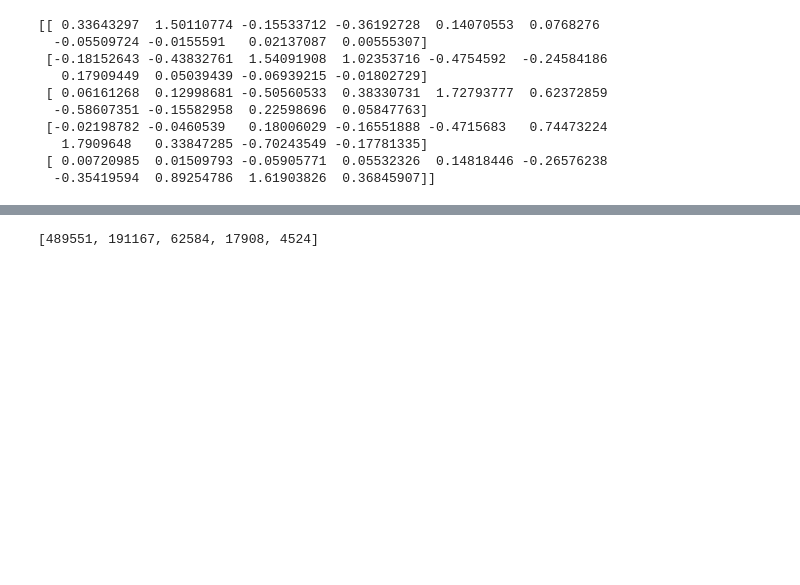
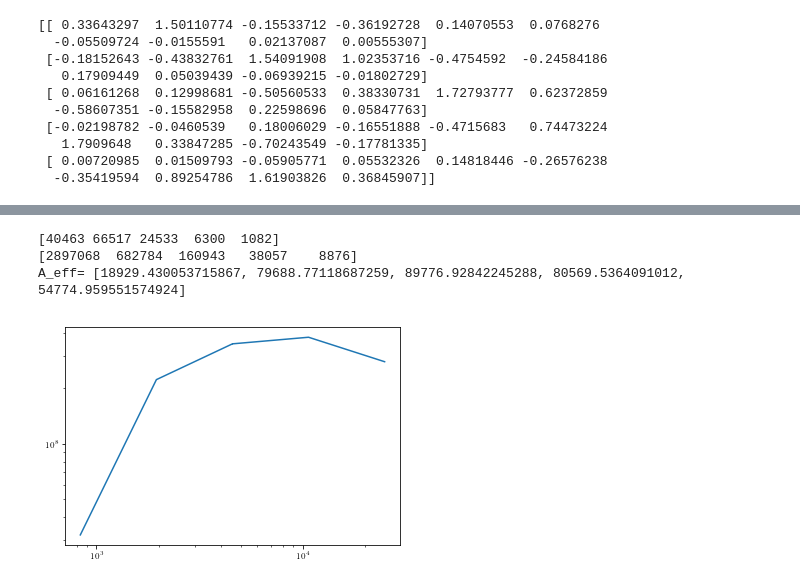
Before and after one commit to Ninilini/FP_Teilchen, a Jupyter notebook: FACT/plots/data_reading.ipynb, the cells around one changed output, grey strips where cells are left out. Cells and saved outputs as stored; diff of their text form; code cells hidden in the pictures; blank space fills up the shorter version.

```diff
--- a/FACT/plots/data_reading.ipynb
+++ b/FACT/plots/data_reading.ipynb
@@ -287,17 +259,0 @@ N_sel
-# %%
-#N_simuliert (Zählen, wie viele Ereignisse im jeweiligen Energiebereich vorhanden)
-N_sim = [0]*len(f_naiv)
-for i in gammas['gamma_energy_prediction']:
-    if (i > yedge[0] and i < yedge[1]):
-        N_sim[0] += 1
-    elif (i > yedge[1] and i < yedge[2]):
-        N_sim[1] += 1
-    elif (i > yedge[2] and i < yedge[3]):
-        N_sim[2] += 1
-    elif (i > yedge[3] and i < yedge[4]):
-        N_sim[3] += 1
-    elif (i > yedge[4] and i < yedge[5]):
-        N_sim[4] += 1
-N_sim
-# %% [output]
-[489551, 191167, 62584, 17908, 4524]
@@ -320,0 +260,22 @@ while i < len(f_naiv):
+# %%
+# Detektorfläche für A_eff
+A = np.pi * 27000**2
+# Bestimmung von N_sel/N_sim
+hist_sel, yedges = np.histogram(gammas_sel['gamma_energy_prediction'], bins=yedge)
+print(hist_sel)
+hist_sim, yedges = np.histogram(gammas_corsika['total_energy'], bins=yedge)
+print(hist_sim)
+#Bestimmung der effektiven Fläche
+Aeff = hist_sel/hist_sim * A
+print('A_eff=',A_eff)
+# %% [output]
+[40463 66517 24533  6300  1082]
+[2897068  682784  160943   38057    8876]
+A_eff= [18929.430053715867, 79688.77118687259, 89776.92842245288, 80569.5364091012, 54774.959551574924]
+# %%
+bincenter = (yedge[1:]+yedge[:-1])/2
+plt.errorbar(bincenter, Aeff, xerr=Delta_E/2)
+plt.xscale('log')
+plt.yscale('log')
+# %% [output]
+[figure, added]
```
Also changed, not shown: parts of 17 cells of this notebook.
